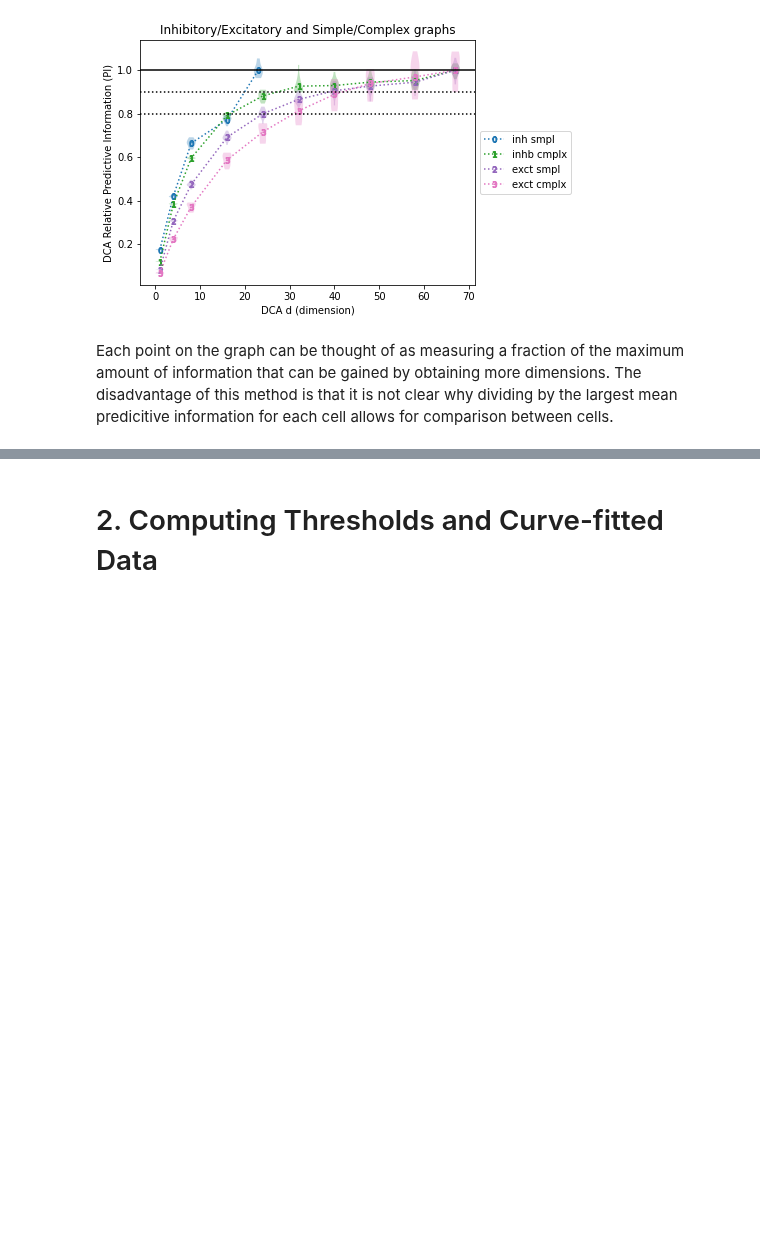
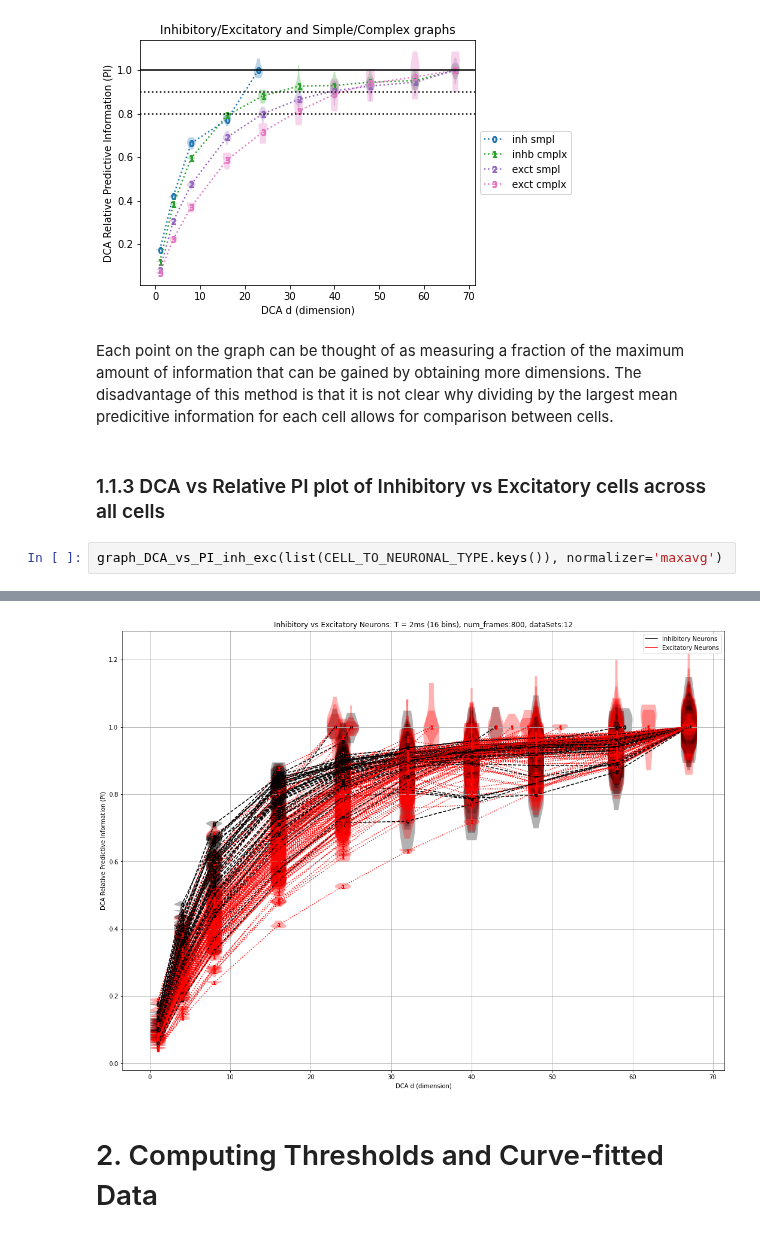
Before and after one commit to sushanthkumar2004/single-neuron-complexity, a Jupyter notebook: DCA_Graphs_and_Analysis.ipynb, the cells around one changed output, grey strips where cells are left out. Drawn from its saved outputs; the diff is of its cells as text; blank space fills up the shorter version.

```diff
--- a/DCA_Graphs_and_Analysis.ipynb
+++ b/DCA_Graphs_and_Analysis.ipynb
@@ -248,3 +320,8 @@ DCA_vs_PI_signal_type_normalized.show()
 [figure]
 # %% [markdown]
 Each point on the graph can be thought of as measuring a fraction of the maximum amount of information that can be gained by obtaining more dimensions. The disadvantage of this method is that it is not clear why dividing by the largest mean predicitive information for each cell allows for comparison between cells.
+# %% [markdown]
+### 1.1.3 DCA vs Relative PI plot of Inhibitory vs Excitatory cells across all cells
+# %%
+graph_DCA_vs_PI_inh_exc(list(CELL_TO_NEURONAL_TYPE.keys()), normalizer='maxavg')
+# %% [output]
@@ -251,3 +329,4 @@ Each point on the graph can be thought of as measuring a fraction of the maximum
+[figure, added]
 # %% [markdown]
 # 2. Computing Thresholds and Curve-fitted Data
 # %% [markdown]
```
Also changed, not shown: parts of 9 cells of this notebook.
